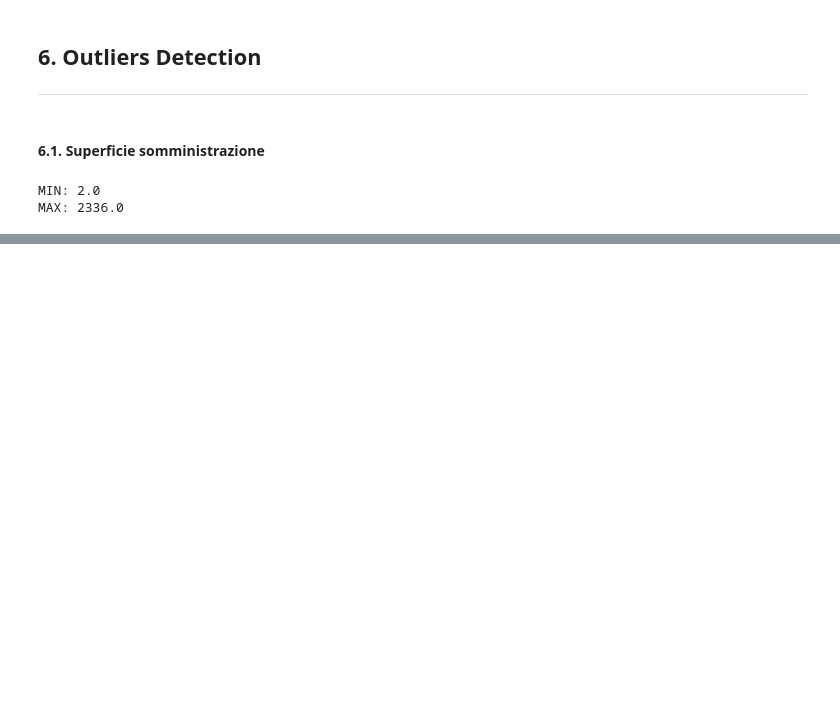
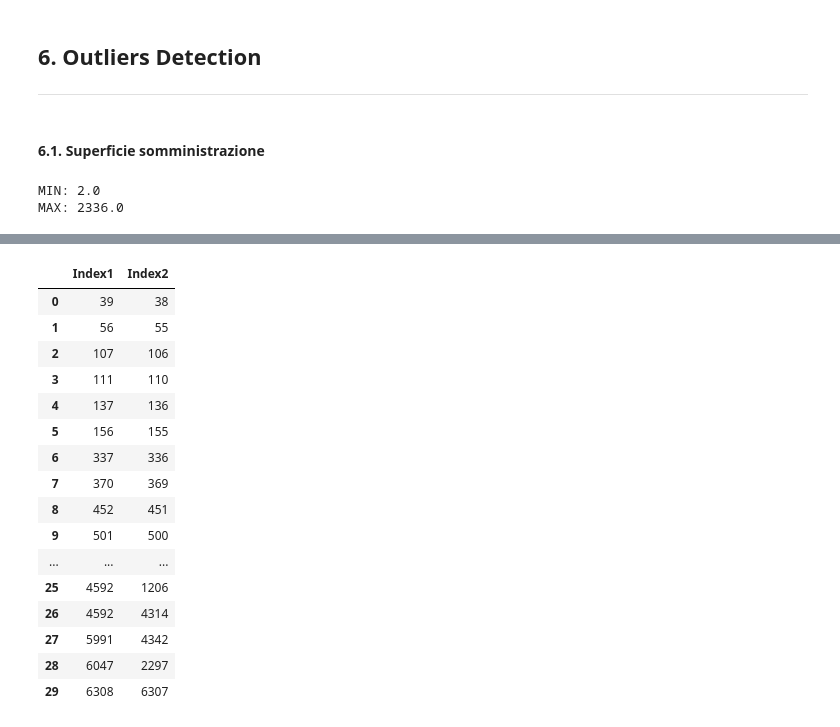
Before and after one commit to gabrielepedesini/project-data-information-quality, a Jupyter notebook: project.ipynb, the cells around one changed output, grey strips where cells are left out. Cells and saved outputs as stored; diff of their text form; code cells hidden in the pictures; blank space fills up the shorter version.

```diff
--- a/project.ipynb
+++ b/project.ipynb
@@ -1220,0 +1303,31 @@ MAX: 2336.0
+# %%
+# filter matches to avoid records with different street numbers
+final_matches = []
+for index, row in matches.iterrows():
+    idx1, idx2 = index
+    civico1 = DATASET.at[idx1, 'Civico']
+    civico2 = DATASET.at[idx2, 'Civico']
+
+    if civico1 == civico2:
+        final_matches.append(index)
+
+final_matches_df = pd.DataFrame(final_matches, columns=['Index1', 'Index2'])
+final_matches_df
+# %% [output]
+|  | Index1 | Index2 |
+| 0 | 39 | 38 |
+| 1 | 56 | 55 |
+| 2 | 107 | 106 |
+| 3 | 111 | 110 |
+| 4 | 137 | 136 |
+| 5 | 156 | 155 |
+| 6 | 337 | 336 |
+| 7 | 370 | 369 |
+| 8 | 452 | 451 |
+| 9 | 501 | 500 |
+| ... | ... | ... |
+| 25 | 4592 | 1206 |
+| 26 | 4592 | 4314 |
+| 27 | 5991 | 4342 |
+| 28 | 6047 | 2297 |
+| 29 | 6308 | 6307 |
```
Also changed, not shown: parts of 17 cells of this notebook, 2 other files.
